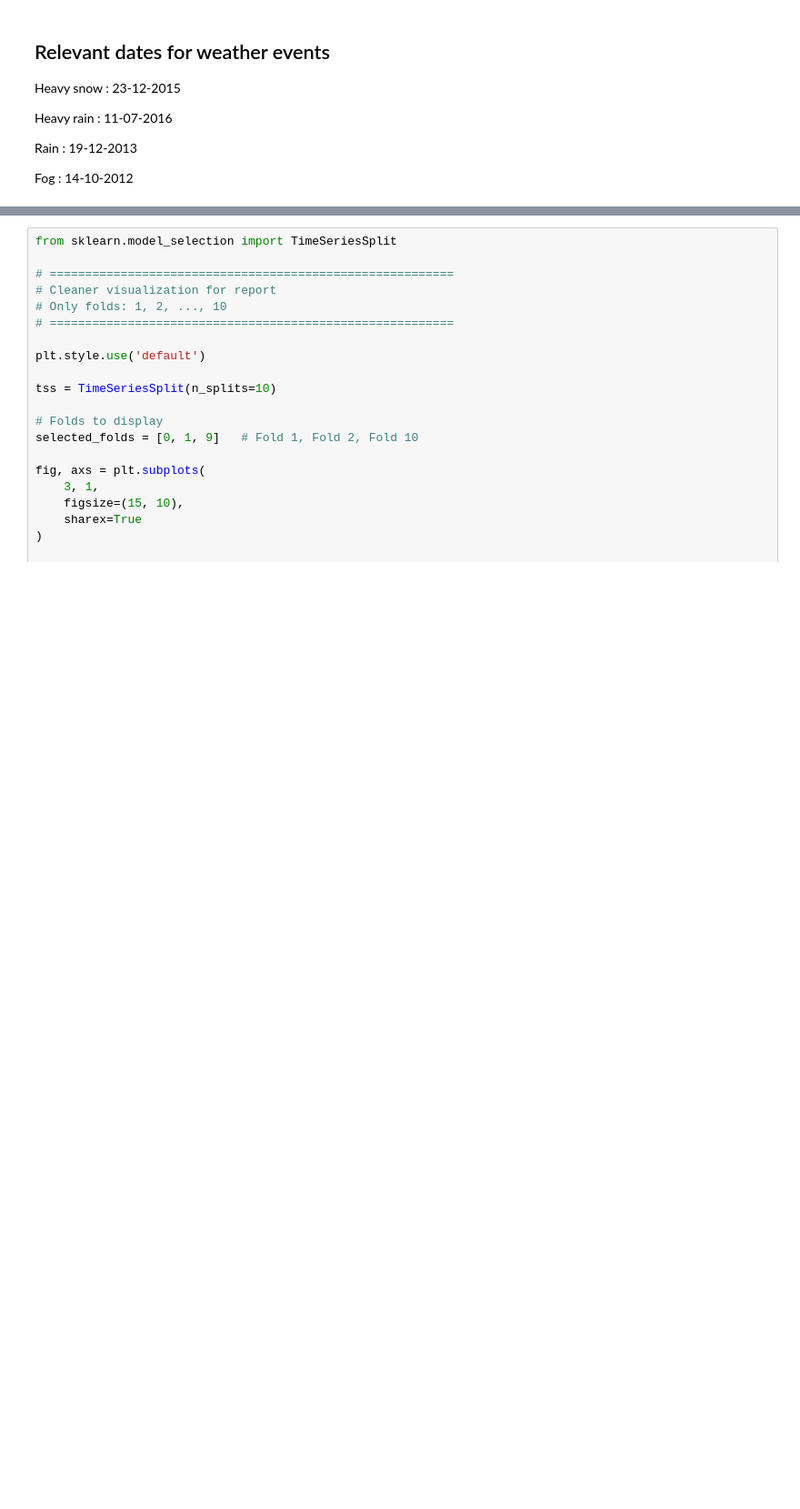
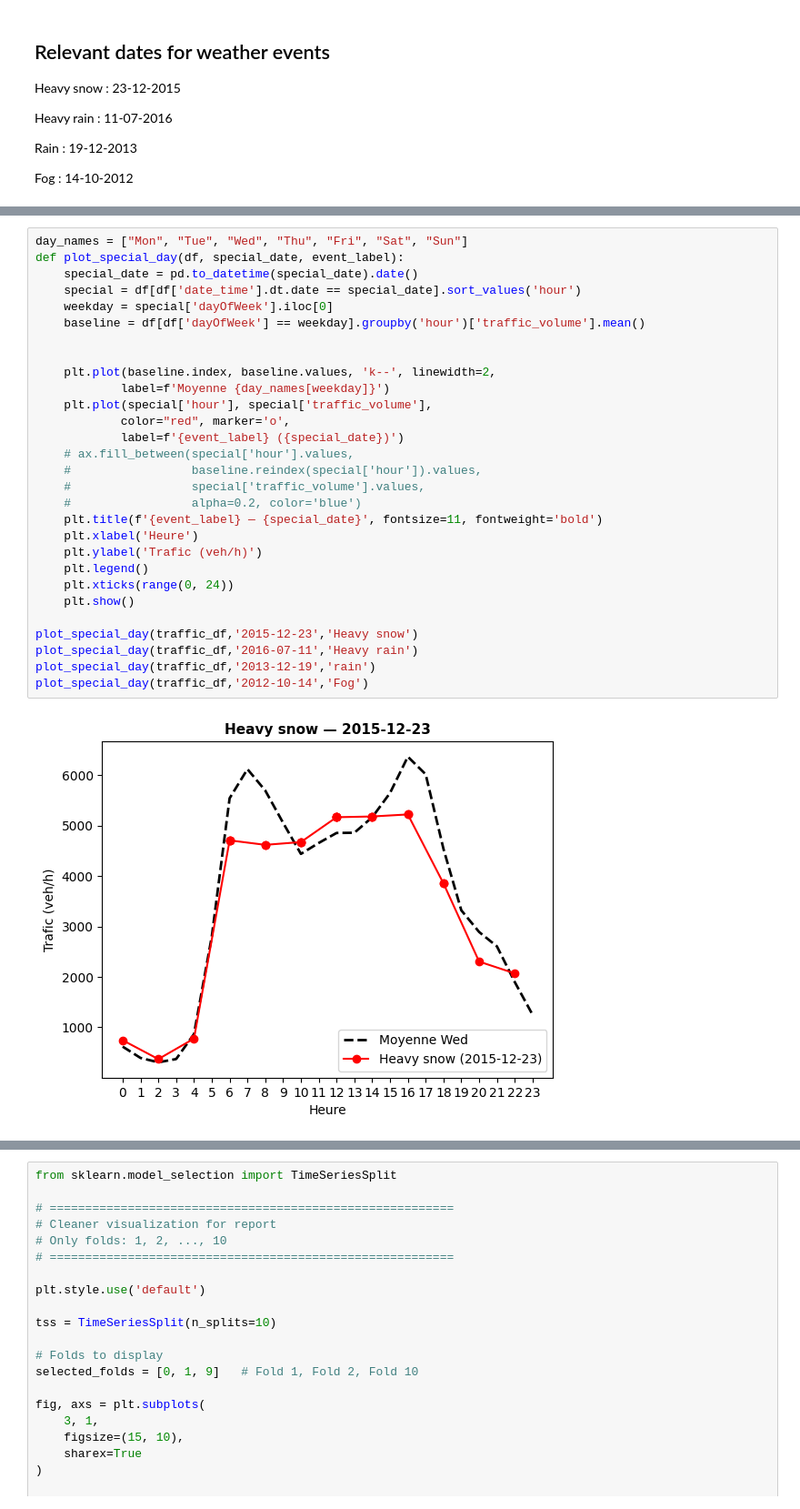
Before and after one commit to Emil-labs/Data-G8, a Jupyter notebook: Projects/Dataset_prep_testing.ipynb, the cells around one changed output, grey strips where cells are left out. Shown at 91% size. Drawn from its saved outputs; the diff is of its cells as text; blank space fills up the shorter version.

Commit message:
beginning weather events

```diff
--- a/Projects/Dataset_prep_testing.ipynb
+++ b/Projects/Dataset_prep_testing.ipynb
@@ -139,0 +140,31 @@ plt.show()
+# %%
+day_names = ["Mon", "Tue", "Wed", "Thu", "Fri", "Sat", "Sun"]
+def plot_special_day(df, special_date, event_label):
+    special_date = pd.to_datetime(special_date).date()
+    special = df[df['date_time'].dt.date == special_date].sort_values('hour')
+    weekday = special['dayOfWeek'].iloc[0]
+    baseline = df[df['dayOfWeek'] == weekday].groupby('hour')['traffic_volume'].mean()
+
+
+    plt.plot(baseline.index, baseline.values, 'k--', linewidth=2,
+            label=f'Moyenne {day_names[weekday]}')
+    plt.plot(special['hour'], special['traffic_volume'],
+            color="red", marker='o',
+            label=f'{event_label} ({special_date})')
+    # ax.fill_between(special['hour'].values,
+    #                 baseline.reindex(special['hour']).values,
+    #                 special['traffic_volume'].values,
+    #                 alpha=0.2, color='blue')
+    plt.title(f'{event_label} — {special_date}', fontsize=11, fontweight='bold')
+    plt.xlabel('Heure')
+    plt.ylabel('Trafic (veh/h)')
+    plt.legend()
+    plt.xticks(range(0, 24))
+    plt.show()
+
+plot_special_day(traffic_df,'2015-12-23','Heavy snow')
+plot_special_day(traffic_df,'2016-07-11','Heavy rain')
+plot_special_day(traffic_df,'2013-12-19','rain')
+plot_special_day(traffic_df,'2012-10-14','Fog')
+# %% [output]
+[figure, added]
```
Also changed, not shown: parts of 9 cells of this notebook, 3 other files.
